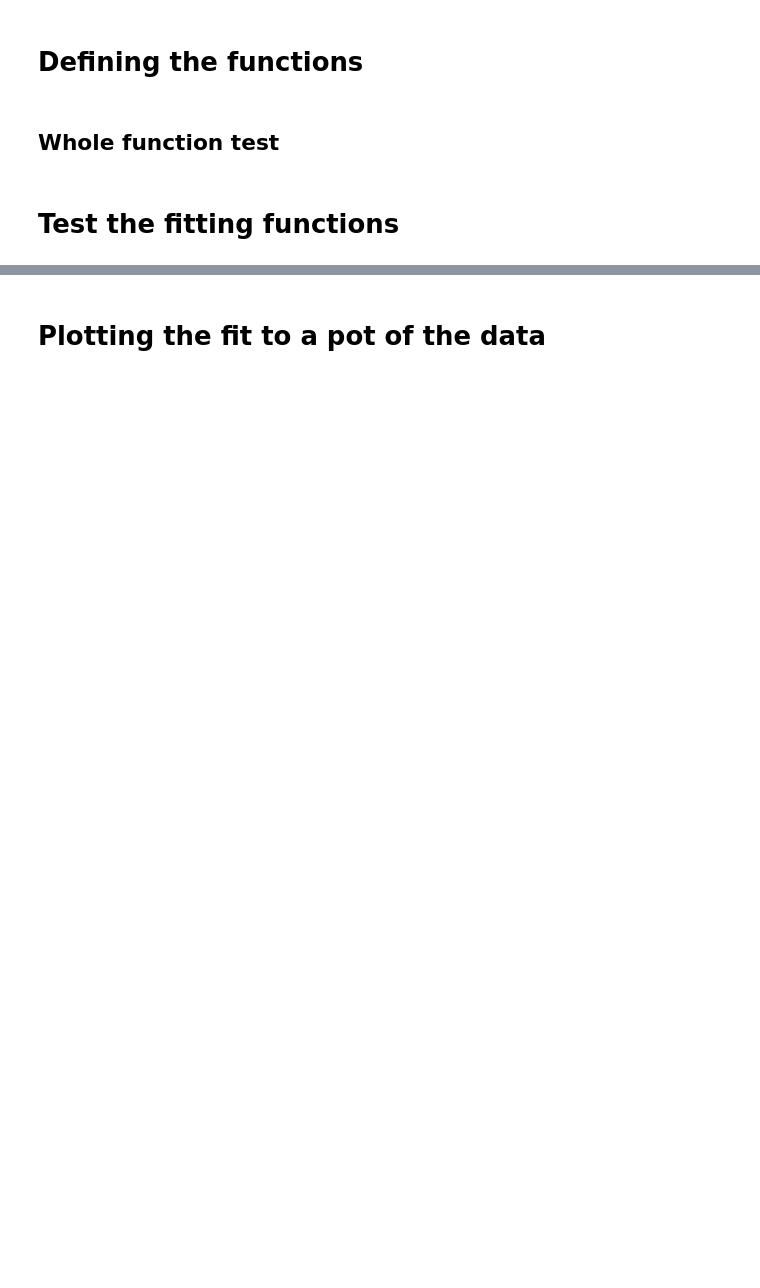
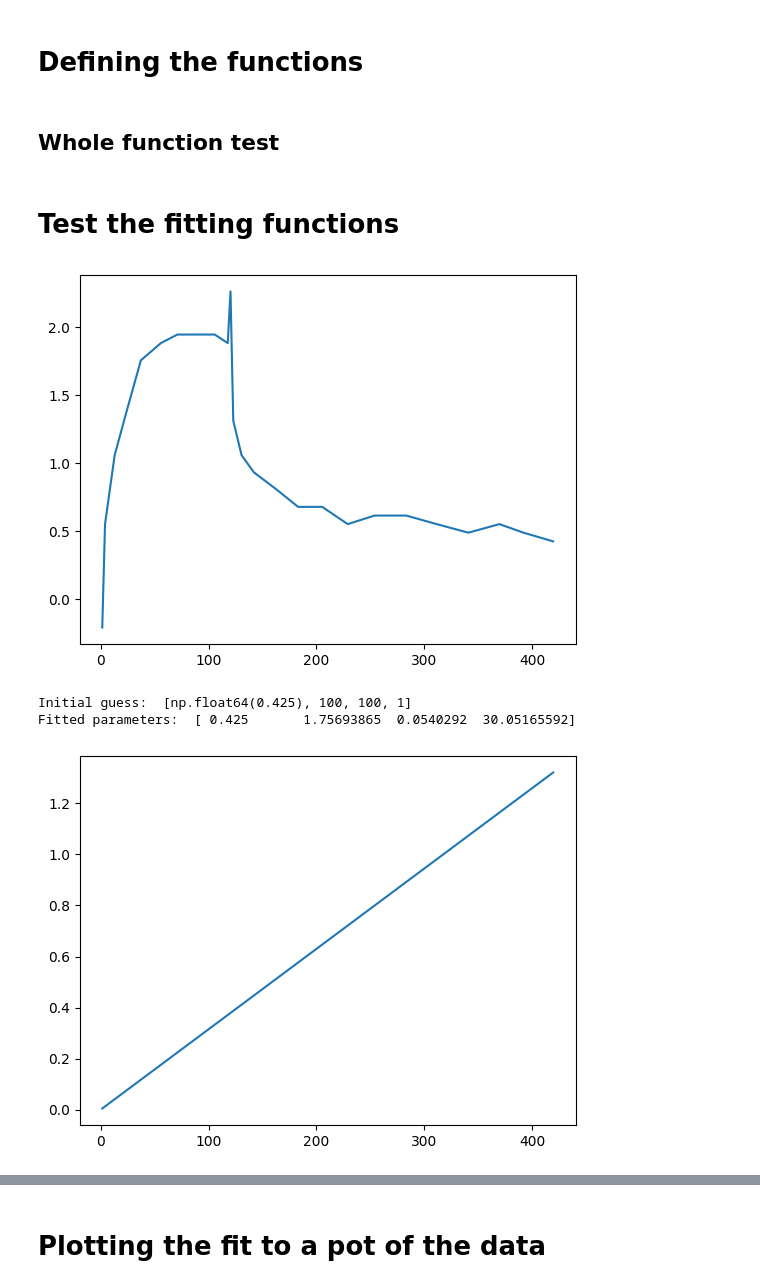
Before and after one commit to Ara101/Data_extraction_kinetic_signaling_data, a Jupyter notebook: code/python/rate_kinetics_0.ipynb, the cells around one changed output, grey strips where cells are left out. Cells and saved outputs as stored; diff of their text form; code cells hidden in the pictures; blank space fills up the shorter version.

```diff
--- a/code/python/rate_kinetics_0.ipynb
+++ b/code/python/rate_kinetics_0.ipynb
@@ -266,6 +266,39 @@ def fit_data(data, time, resposne, assumption = "response to steady state", y_fi
     return param_k, pcov_k
 # %% [markdown]
 # Test the fitting functions
+# %%
+testFile105 = importCleanData("VEGFA165_NRP1_0.5-8nM_Lu2023.xlsx", "sheet1", ["Time 0.5nM", "RU 0.5nM"])
+# remove the first 4 rows
+testFile105 = testFile105.iloc[4:]
+testFile105
+# plot the data
+plt.plot(testFile105["Time 0.5nM"], testFile105["RU 0.5nM"])
+plt.show ()
+
+# Initial guess for the parameters
+y_initial = testFile105.iloc[0, 1]
+y_final = testFile105["RU 0.5nM"].iloc[-1]  # Extract the single value
+#initial_guess = [y_initial, y_final, 6e1, 0.5, 1]
+initial_guess = [y_final, 100, 100, 1]
+print("Initial guess: ", initial_guess)
+
+# data
+t_data = testFile105["Time 0.5nM"]
+response_data = testFile105["RU 0.5nM"]
+
+param_k, pcov_k = curve_fit(typical_association, t_data, response_data, p0=initial_guess)
+print("Fitted parameters: ", param_k)
+
+# plot the fitted data
+# created fitted response data
+fitted_response= typical_association(testFile105["Time 0.5nM"], *param_k)
+plt.plot(testFile105["Time 0.5nM"], fitted_response, label='Fitted Data')
+plt.show ()
+# %% [output]
+[figure, added]
+Initial guess:  [np.float64(0.425), 100, 100, 1]
+Fitted parameters:  [ 0.425       1.75693865  0.0540292  30.05165592]
+[figure, added]
 # %%
 testFile105
 # %% [output]
```
Also changed, not shown: parts of 5 cells of this notebook.
